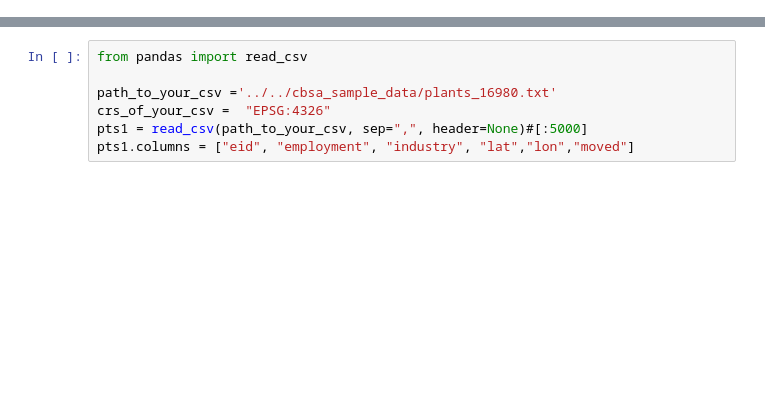
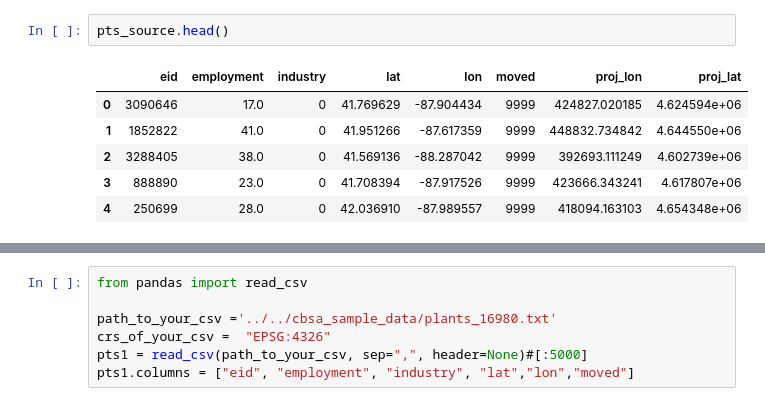
Before and after one commit to Ahlfeldt/AABPL-toolkit-python, a Jupyter notebook: Test.ipynb, the cells around one changed output, grey strips where cells are left out. Drawn from its saved outputs; the diff is of its cells as text; blank space fills up the shorter version.

```diff
--- a/Test.ipynb
+++ b/Test.ipynb
@@ -0,0 +168,9 @@
+# %%
+pts_source.head()
+# %% [output]
+|  | eid | employment | industry | lat | lon | moved | proj_lon | proj_lat |
+| 0 | 3090646 | 17.0 | 0 | 41.769629 | -87.904434 | 9999 | 424827.020185 | 4.624594e+06 |
+| 1 | 1852822 | 41.0 | 0 | 41.951266 | -87.617359 | 9999 | 448832.734842 | 4.644550e+06 |
+| 2 | 3288405 | 38.0 | 0 | 41.569136 | -88.287042 | 9999 | 392693.111249 | 4.602739e+06 |
+| 3 | 888890 | 23.0 | 0 | 41.708394 | -87.917526 | 9999 | 423666.343241 | 4.617807e+06 |
+| 4 | 250699 | 28.0 | 0 | 42.036910 | -87.989557 | 9999 | 418094.163103 | 4.654348e+06 |
```
Also changed, not shown: parts of 59 cells of this notebook, 35 other files.
